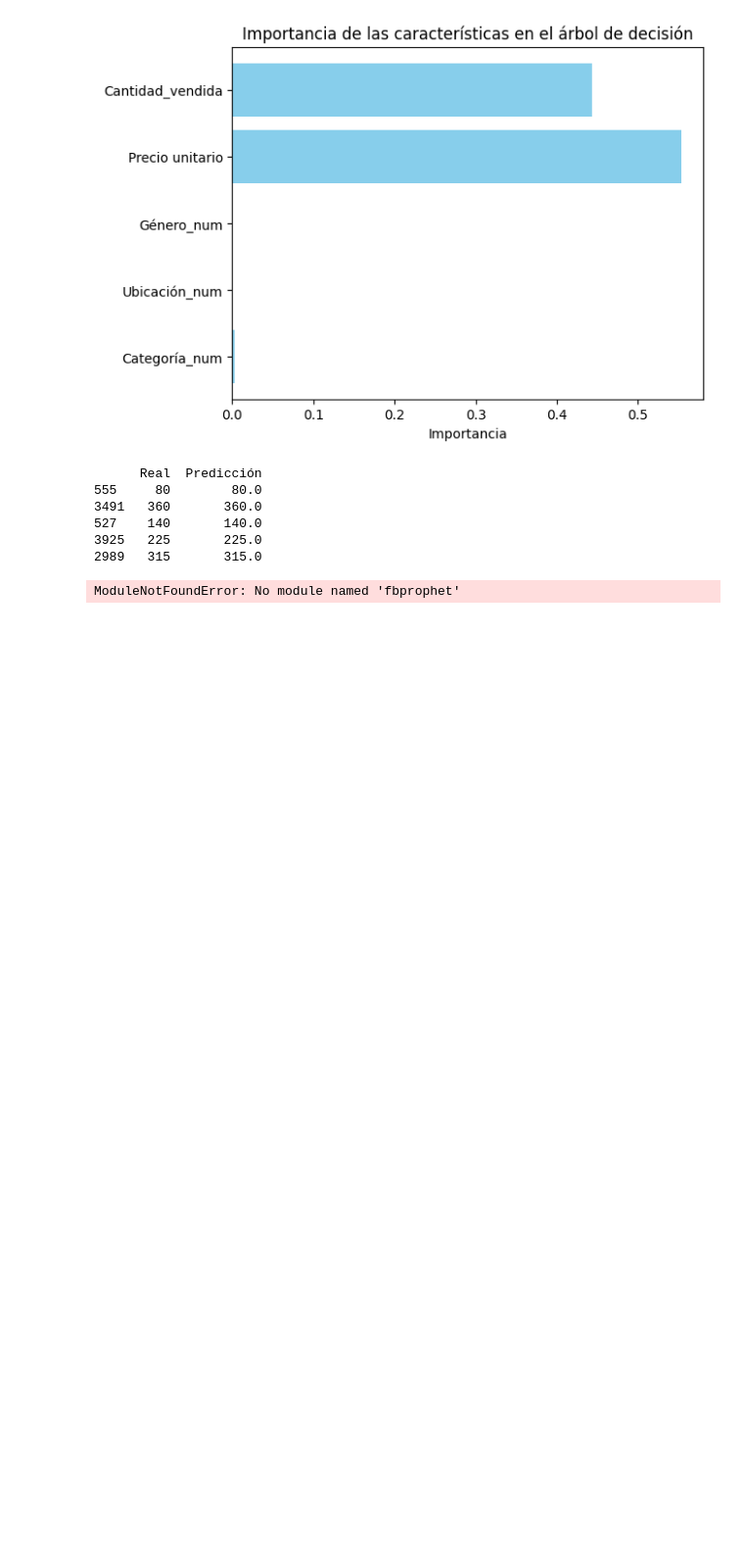
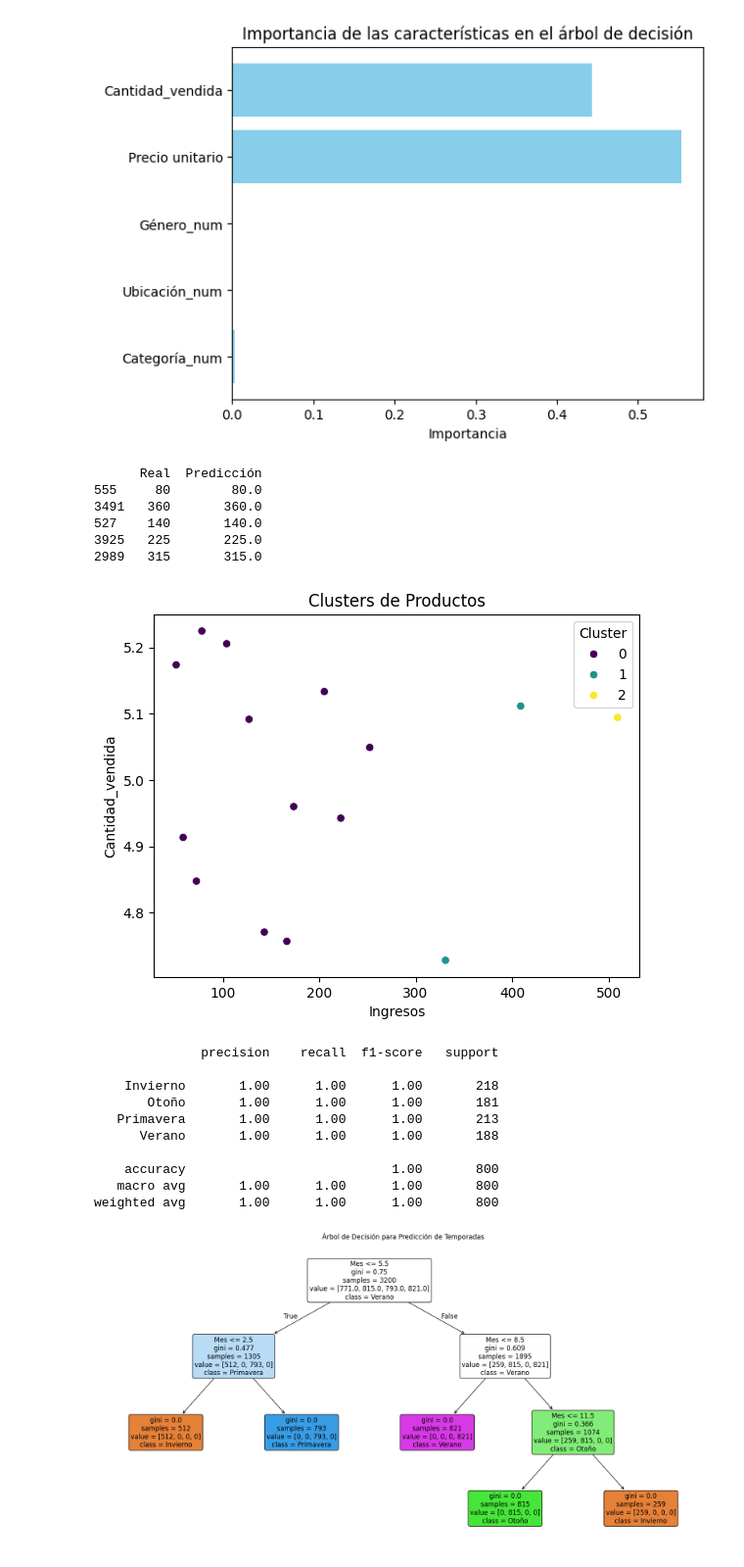
Before and after one commit to juanjose23/AnalisisTiendaRopaIA, a Jupyter notebook: IA.ipynb, the cells around one changed output. Shown at 98% size. Drawn from its saved outputs; the diff is of its cells as text; code cells hidden in the pictures; blank space fills up the shorter version.

```diff
--- a/IA.ipynb
+++ b/IA.ipynb
@@ -452,25 +453,35 @@ import numpy as np
 from sklearn.cluster import KMeans
 from sklearn.tree import DecisionTreeClassifier
 from sklearn.model_selection import train_test_split
-from sklearn.metrics import classification_report, mean_absolute_error
+from sklearn.metrics import classification_report
 import seaborn as sns
+from sklearn.tree import plot_tree
 import matplotlib.pyplot as plt
-from fbprophet import Prophet  # Para series temporales
+from prophet import Prophet
+import shap
 
 # --- Paso 1: Preprocesamiento ---
-df['Fecha'] = pd.to_datetime(df['Fecha'])
+# Asegúrate de que 'Fecha' existe y está correctamente formateada
+df['Fecha'] = pd.to_datetime(df['Fecha'], errors='coerce')
+df = df.dropna(subset=['Fecha'])  # Elimina filas con fechas inválidas
 df['Mes'] = df['Fecha'].dt.month
 df['Día'] = df['Fecha'].dt.day
 df['Día_semana'] = df['Fecha'].dt.weekday
+
+# Crear columna de temporada
 df['Temporada'] = df['Mes'].apply(lambda x: 'Invierno' if x in [12, 1, 2] else
                                                'Primavera' if x in [3, 4, 5] else
                                                'Verano' if x in [6, 7, 8] else
                                                'Otoño')
 
 # --- Paso 2: Análisis de clusters (productos prioritarios) ---
+# Agrupamos los productos por promedio de ingresos y cantidad vendida
 features = df.groupby('Nombre del producto')[['Ingresos', 'Cantidad_vendida']].mean()
-kmeans = KMeans(n_clusters=3, random_state=42).fit(features)
-features['Cluster'] = kmeans.labels_
+features = features.dropna()  # Asegurar que no haya valores NaN
+
+# Aplicamos K-Means
+kmeans = KMeans(n_clusters=3, random_state=42)
+features['Cluster'] = kmeans.fit_predict(features)
 
 # Visualización de clusters
 sns.scatterplot(data=features, x='Ingresos', y='Cantidad_vendida', hue='Cluster', palette='viridis')
@@ -478,41 +489,57 @@ plt.title("Clusters de Productos")
 plt.show()
 
 # --- Paso 3: Árbol de decisión (para temporadas de inversión) ---
+# Creamos una columna de 'Cluster' en el DataFrame original
+df = df.merge(features['Cluster'], on='Nombre del producto', how='left')
+
 # Variables predictoras y objetivo
-X = df[['Mes', 'Día_semana', 'Precio unitario', 'Cantidad_vendida', 'Cluster']]
-y = df['Temporada']
+X = df[['Mes', 'Día_semana', 'Precio unitario', 'Cantidad_vendida', 'Cluster']].dropna()
+y = df.loc[X.index, 'Temporada']
 
 # Dividir en conjuntos de entrenamiento y prueba
 X_train, X_test, y_train, y_test = train_test_split(X, y, test_size=0.2, random_state=42)
 
 # Modelo
 decision_tree = DecisionTreeClassifier(max_depth=5, random_state=42)
 decision_tree.fit(X_train, y_train)
 
 # Predicciones y evaluación
 y_pred = decision_tree.predict(X_test)
 print(classification_report(y_test, y_pred))
 
+# Visualizar el árbol de decisión
+plt.figure(figsize=(20, 10))
+plot_tree(decision_tree, filled=True, feature_names=X.columns, class_names=decision_tree.classes_, rounded=True, fontsize=12)
+plt.title("Árbol de Decisión para Predicción de Temporadas")
+plt.show()
+
 # --- Paso 4: Series temporales (para predicción de ingresos) ---
+# Agrupamos por fecha para analizar ingresos diarios
 sales_by_date = df.groupby('Fecha')['Ingresos'].sum().reset_index()
-sales_by_date.columns = ['ds', 'y']
+sales_by_date.columns = ['ds', 'y']  # Prophet requiere estas columnas
 
+# Crear y entrenar el modelo Prophet
 model = Prophet()
 model.fit(sales_by_date)
 
+# Crear un marco temporal futuro y predecir
 future = model.make_future_dataframe(periods=90)
 forecast = model.predict(future)
 
 # Visualizar predicciones
 model.plot(forecast)
 plt.title("Predicción de Ventas por Temporada")
 plt.show()
-
-# --- Paso 5: Características clave de cada temporada ---
-import shap
-
-explainer = shap.TreeExplainer(decision_tree)
-shap_values = explainer.shap_values(X)
-shap.summary_plot(shap_values, X)
 # %% [output]
+[figure, added]
-ModuleNotFoundError: No module named 'fbprophet'
+              precision    recall  f1-score   support
+
+    Invierno       1.00      1.00      1.00       218
+       Otoño       1.00      1.00      1.00       181
+   Primavera       1.00      1.00      1.00       213
+      Verano       1.00      1.00      1.00       188
+
+    accuracy                           1.00       800
+   macro avg       1.00      1.00      1.00       800
+weighted avg       1.00      1.00      1.00       800
+[figure, added]
```
Also changed, not shown: parts of 9 cells of this notebook.
